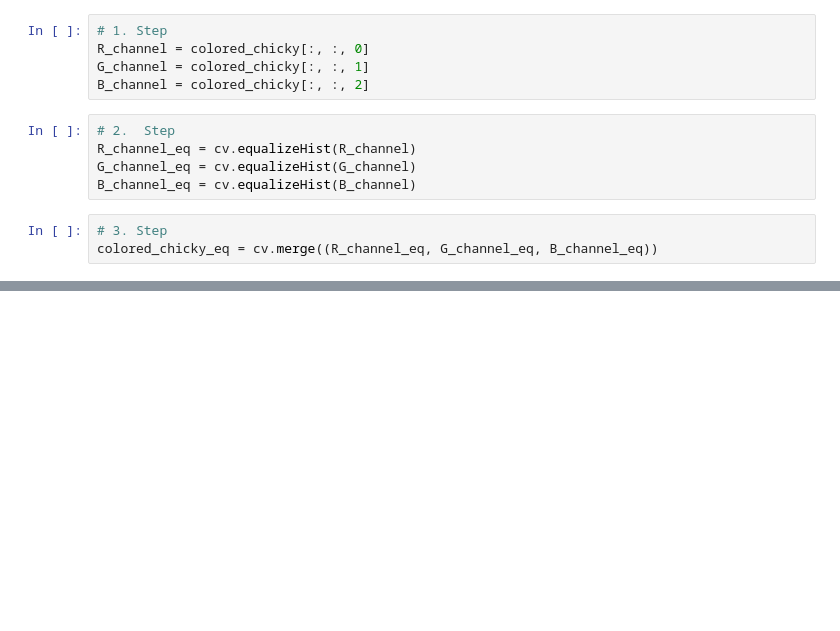
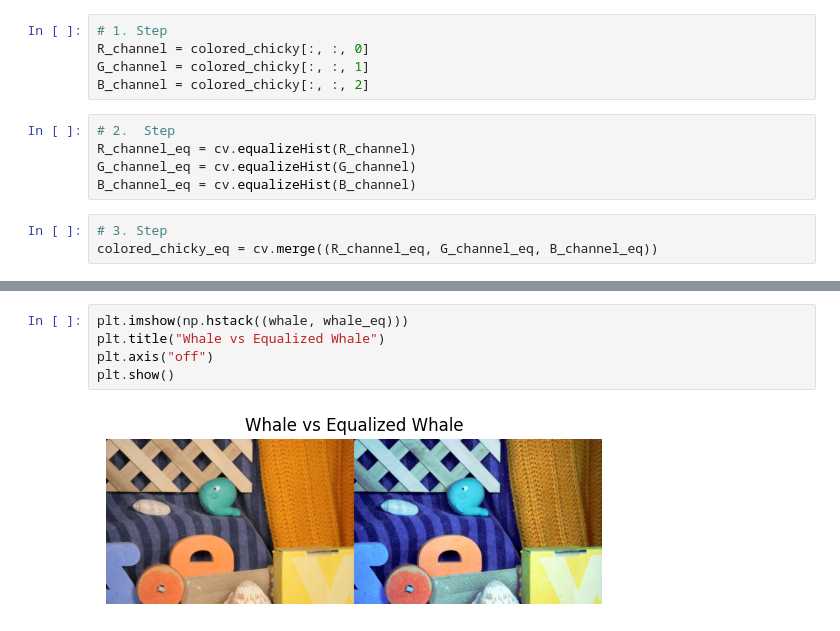
Before and after one commit to MistakenUncle7/Procesamiento-de-Imagenes, a Jupyter notebook: Histograms/eq_histograms.ipynb, the cells around one changed output, grey strips where cells are left out. Saved outputs shown, nothing was run; the diff lists cells and outputs as text; blank space fills up the shorter version.

```diff
--- a/Histograms/eq_histograms.ipynb
+++ b/Histograms/eq_histograms.ipynb
@@ -108,0 +137,7 @@ plt.show()
+# %%
+plt.imshow(np.hstack((whale, whale_eq)))
+plt.title("Whale vs Equalized Whale")
+plt.axis("off")
+plt.show()
+# %% [output]
+[figure, added]
```
Also changed, not shown: parts of 10 cells of this notebook, 2 other files.
